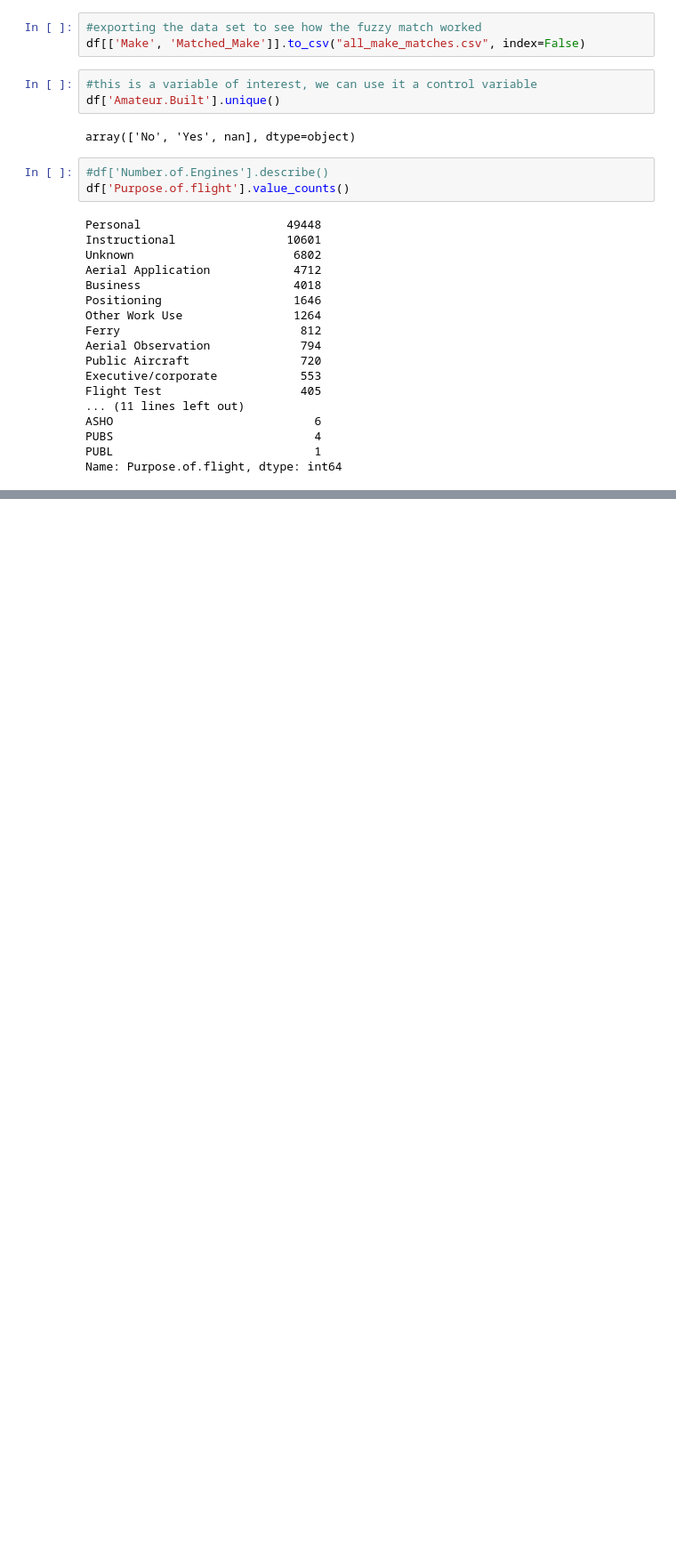
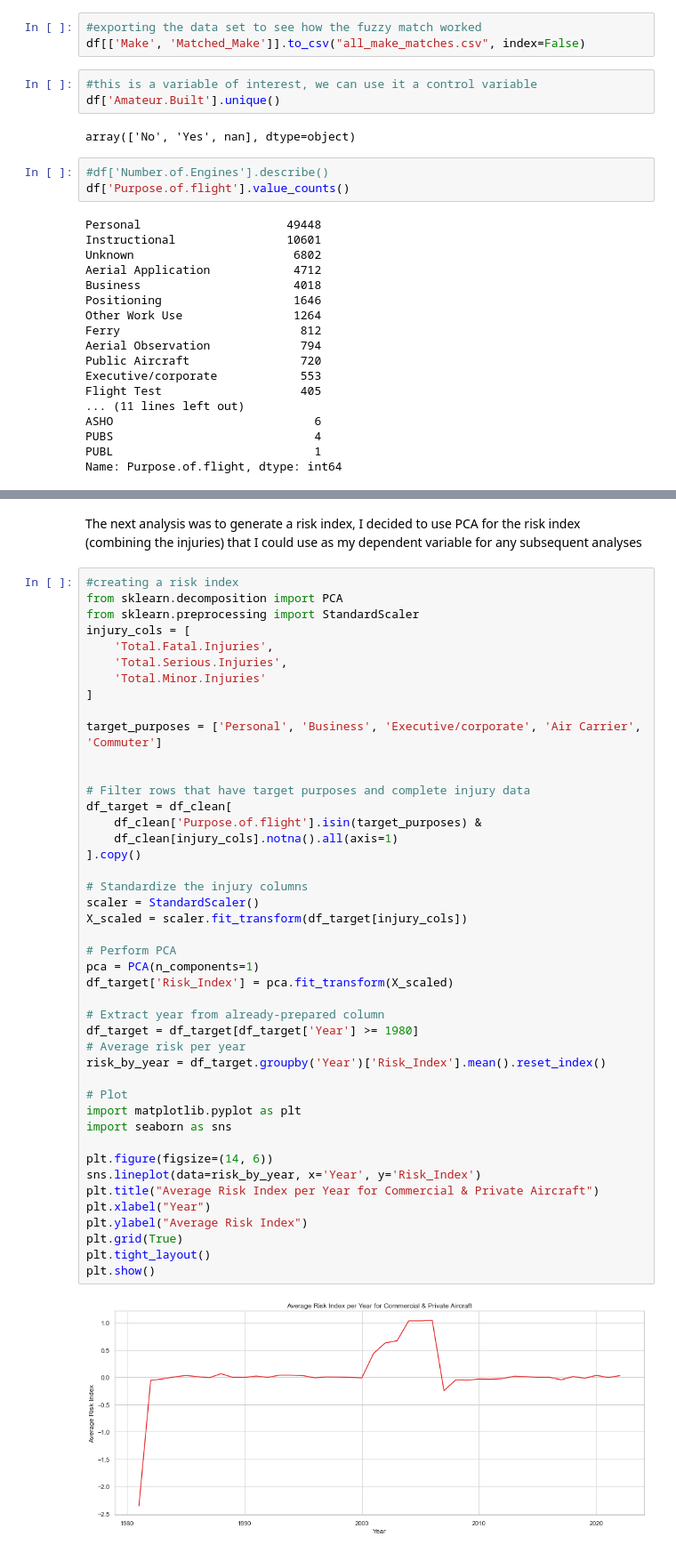
Before and after one commit to lameckodallo/dsc-phase-1-project-v3, a Jupyter notebook: student.ipynb, the cells around one changed output, grey strips where cells are left out. Shown at 89% size. Cells and saved outputs as stored; diff of their text form; blank space fills up the shorter version.

```diff
--- a/student.ipynb
+++ b/student.ipynb
@@ -228,0 +270,48 @@ array(['UNK', 'IMC', 'VMC', nan, 'Unk'], dtype=object)
+# %% [markdown]
+The next analysis was to generate a risk index, I decided to use PCA for the risk index (combining the injuries) that I could use as my dependent variable for any subsequent analyses
+# %%
+#creating a risk index
+from sklearn.decomposition import PCA
+from sklearn.preprocessing import StandardScaler
+injury_cols = [
+    'Total.Fatal.Injuries',
+    'Total.Serious.Injuries',
+    'Total.Minor.Injuries'
+]
+
+target_purposes = ['Personal', 'Business', 'Executive/corporate', 'Air Carrier', 'Commuter']
+
+
+# Filter rows that have target purposes and complete injury data
+df_target = df_clean[
+    df_clean['Purpose.of.flight'].isin(target_purposes) &
+    df_clean[injury_cols].notna().all(axis=1)
+].copy()
+
+# Standardize the injury columns
+scaler = StandardScaler()
+X_scaled = scaler.fit_transform(df_target[injury_cols])
+
+# Perform PCA
+pca = PCA(n_components=1)
+df_target['Risk_Index'] = pca.fit_transform(X_scaled)
+
+# Extract year from already-prepared column
+df_target = df_target[df_target['Year'] >= 1980]
+# Average risk per year
+risk_by_year = df_target.groupby('Year')['Risk_Index'].mean().reset_index()
+
+# Plot
+import matplotlib.pyplot as plt
+import seaborn as sns
+
+plt.figure(figsize=(14, 6))
+sns.lineplot(data=risk_by_year, x='Year', y='Risk_Index')
+plt.title("Average Risk Index per Year for Commercial & Private Aircraft")
+plt.xlabel("Year")
+plt.ylabel("Average Risk Index")
+plt.grid(True)
+plt.tight_layout()
+plt.show()
+# %% [output]
+[figure, added]
```
Also changed, not shown: parts of 19 cells of this notebook.
